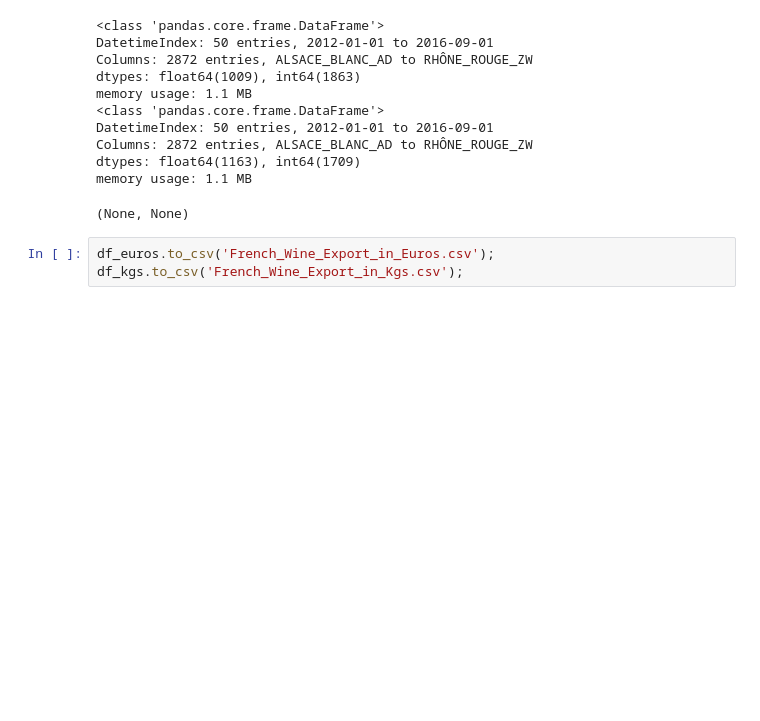
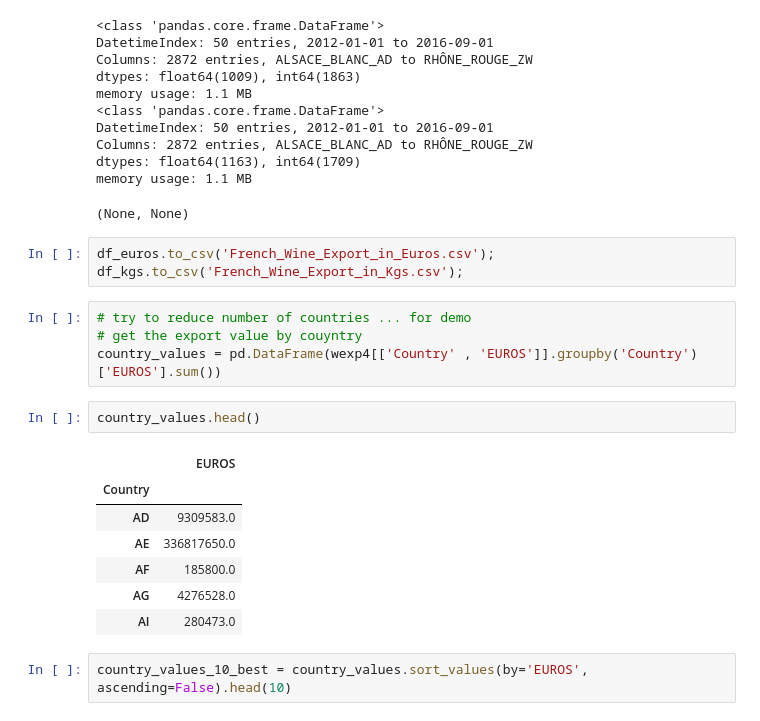
Before and after one commit to antoinecarme/TimeSeriesData, a Jupyter notebook: Stat_FR_CommExt/merged/French_Wine_Export.ipynb, the cells around one changed output. Drawn from its saved outputs; the diff is of its cells as text; blank space fills up the shorter version.

```diff
--- a/Stat_FR_CommExt/merged/French_Wine_Export.ipynb
+++ b/Stat_FR_CommExt/merged/French_Wine_Export.ipynb
@@ -277,3 +277,19 @@ memory usage: 1.1 MB
 # %%
 df_euros.to_csv('French_Wine_Export_in_Euros.csv');
 df_kgs.to_csv('French_Wine_Export_in_Kgs.csv');
+# %%
+# try to reduce number of countries ... for demo
+# get the export value by couyntry
+country_values = pd.DataFrame(wexp4[['Country' , 'EUROS']].groupby('Country')['EUROS'].sum())
+# %%
+country_values.head()
+# %% [output]
+|  | EUROS |
+| Country |  |
+| AD | 9309583.0 |
+| AE | 336817650.0 |
+| AF | 185800.0 |
+| AG | 4276528.0 |
+| AI | 280473.0 |
+# %%
+country_values_10_best = country_values.sort_values(by='EUROS', ascending=False).head(10)
```
Also changed, not shown: parts of 9 cells of this notebook, 2 other files.
